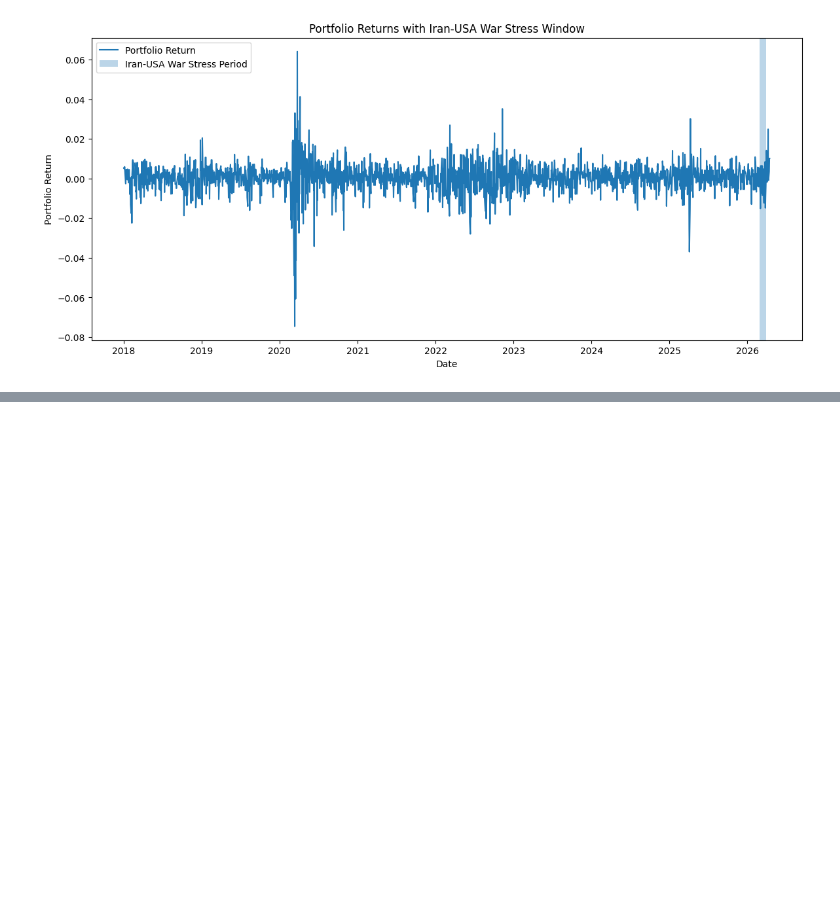
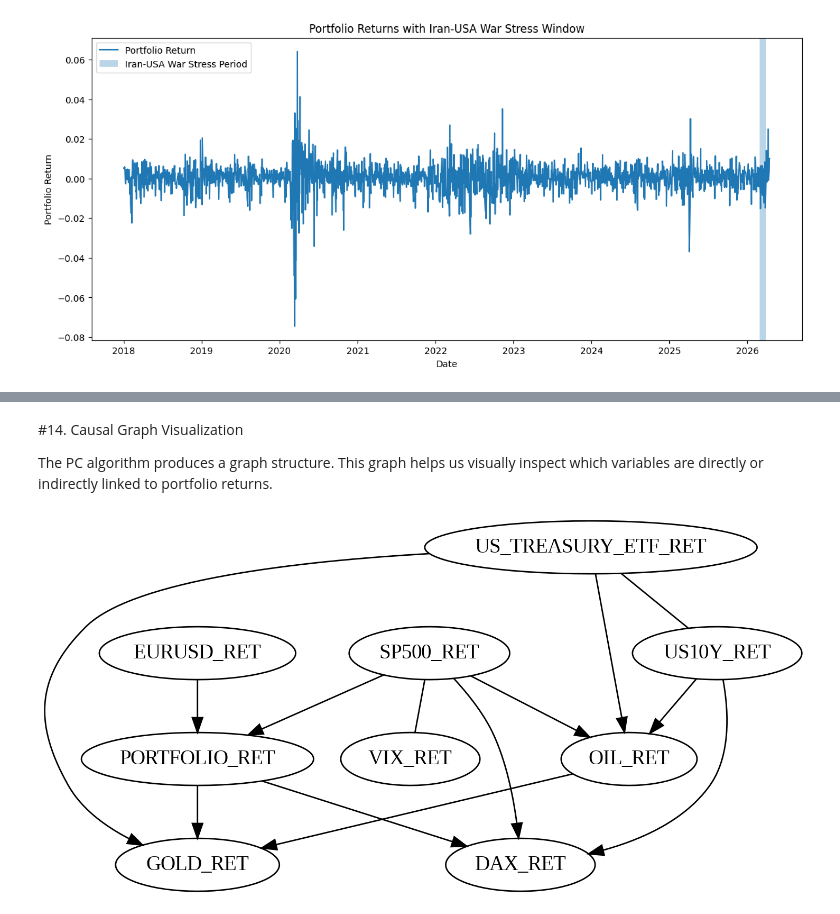
Before and after one commit to Sajjad5/causal-portfolio-risk, a Jupyter notebook: Causal_Attribution_Portfolio_Risk.ipynb, the cells around one changed output, grey strips where cells are left out. Cells and saved outputs as stored; diff of their text form; code cells hidden in the pictures; blank space fills up the shorter version.

```diff
--- a/Causal_Attribution_Portfolio_Risk.ipynb
+++ b/Causal_Attribution_Portfolio_Risk.ipynb
@@ -631,0 +658,16 @@ plt.show()
+# %%
+causal_variables = [
+    "SP500_RET",
+    "DAX_RET",
+    "VIX_RET",
+    "EURUSD_RET",
+    "GOLD_RET",
+    "OIL_RET",
+    "US_TREASURY_ETF_RET",
+    "US10Y_CHANGE",
+    "PORTFOLIO_RET"
+]
+
+causal_dataset = scaled_data[causal_variables].dropna()
+
+causal_dataset.head()
@@ -631,0 +681,11 @@ plt.show()
+# %%
+# Run PC Algorithm
+
+pc_result = pc(
+    causal_dataset.values,
+    alpha=0.05,
+    indep_test="fisherz",
+    stable=True
+)
+
+print(pc_result.G)
@@ -631,0 +710,5 @@ plt.show()
+# %% [markdown]
+#14. Causal Graph Visualization
+
+The PC algorithm produces a graph structure.
+This graph helps us visually inspect which variables are directly or indirectly linked to portfolio returns.
@@ -631,0 +722,13 @@ plt.show()
+# %%
+# Convert PC graph to PNG
+
+pydot_graph = GraphUtils.to_pydot(
+    pc_result.G,
+    labels=causal_variables
+)
+
+pydot_graph.write_png("causal_graph_pc.png")
+
+display(Image("causal_graph_pc.png"))
+# %% [output]
+[figure, added]
```
Also changed, not shown: parts of 40 cells of this notebook.
